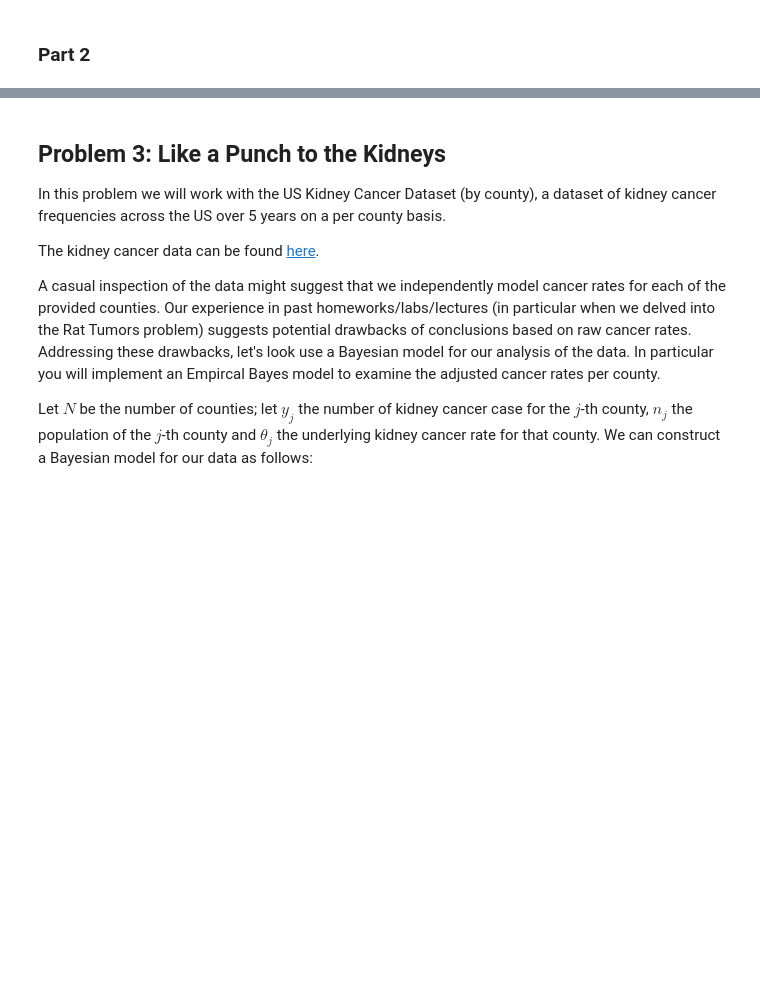
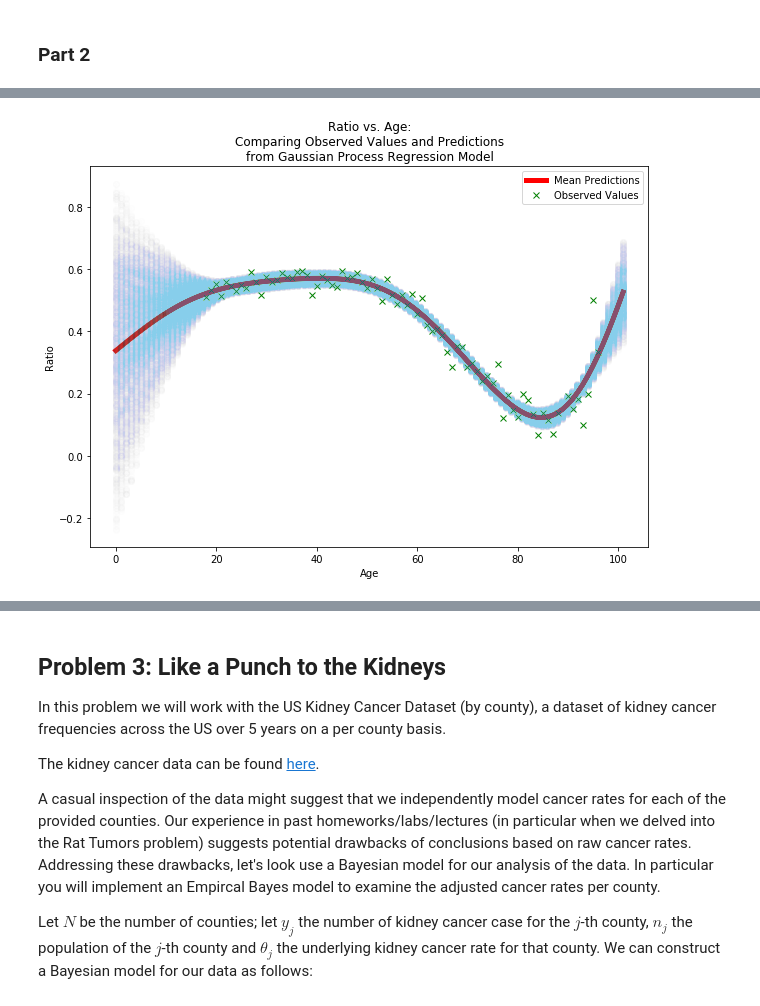
Before and after one commit to chase130101/2018spring, a Jupyter notebook: homework/HW8/Hase_Christopher_AM207_HW8.ipynb, the cells around one changed output, grey strips where cells are left out. Saved outputs shown, nothing was run; the diff lists cells and outputs as text; code cells hidden in the pictures; blank space fills up the shorter version.

```diff
--- a/homework/HW8/Hase_Christopher_AM207_HW8.ipynb
+++ b/homework/HW8/Hase_Christopher_AM207_HW8.ipynb
@@ -187,0 +222,23 @@ plt.show()
+# %%
+# plotting posterior predictive means and confidence interval bounds for gaussian process regression model
+plt.figure(figsize = (10, 7))
+post_pred_means = np.zeros(len(X_pred))
+for i in range(len(X_pred)):
+    post_pred_means[i] = np.mean(gp_post_pred_samples['gp_pred8'][:, i])
+plt.plot(X_pred, post_pred_means, 'r', linewidth=5)
+plt.plot(survey['age'], survey['ratio'], 'x', color = 'green')
+
+for i in range(len(X_pred)):
+    samples = gp_post_pred_samples['gp_pred8'][:, i]
+    samples = samples[samples >= np.mean(samples) - 2*np.std(samples, ddof = 1)]
+    samples_to_keep = samples[samples <= np.mean(samples) + 2*np.std(samples, ddof = 1)]
+    plt.plot(np.repeat(X_pred[i], len(samples_to_keep)), samples_to_keep, color = 'skyblue', marker = 'o',
+             alpha = 0.007)
+
+plt.xlabel('Age')
+plt.ylabel('Ratio')
+plt.title('Ratio vs. Age:\nComparing Observed Values and Predictions\nfrom Gaussian Process Regression Model')
+plt.legend(loc = 'upper right', labels = ['Mean Predictions', 'Observed Values'])
+plt.show()
+# %% [output]
+[figure, added]
```
Also changed, not shown: parts of 32 cells of this notebook, 1 other file.
